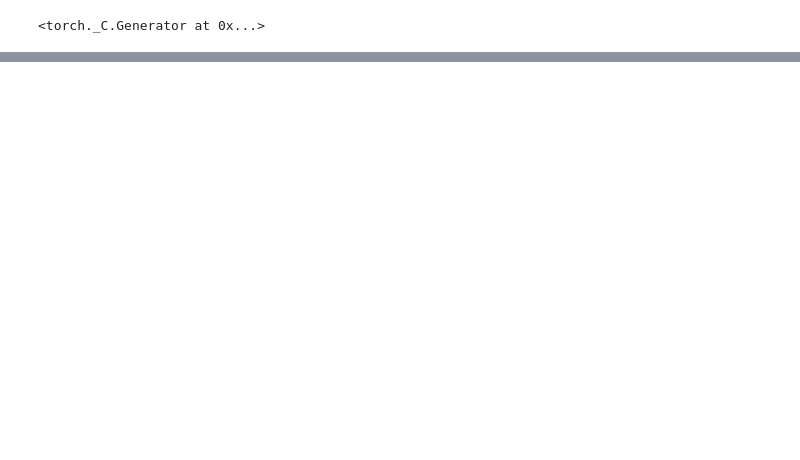
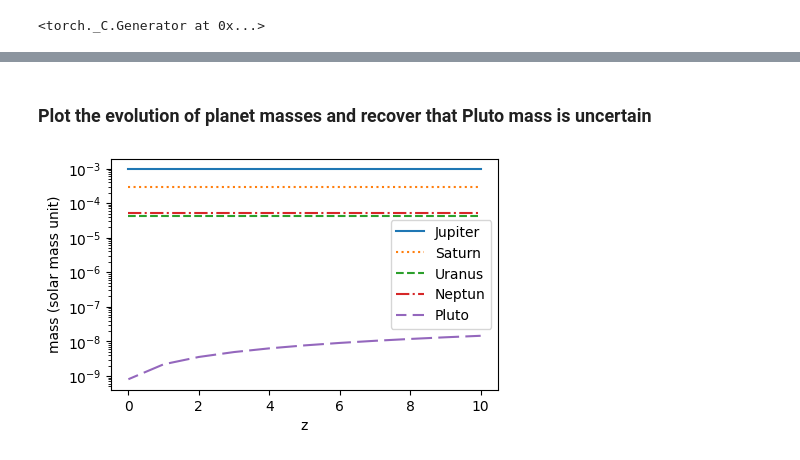
Before and after one commit to munnath/jackpot, a Jupyter notebook: notebooks/solar_system.ipynb, the cells around one changed output, grey strips where cells are left out. Cells and saved outputs as stored; diff of their text form; code cells hidden in the pictures; blank space fills up the shorter version.

```diff
--- a/notebooks/solar_system.ipynb
+++ b/notebooks/solar_system.ipynb
@@ -145,0 +131,25 @@ load_manifold passed to False.
+# %%
+results = jack.get_results()
+# %% [markdown]
+### Plot the evolution of planet masses and recover that Pluto mass is uncertain
+# %%
+import matplotlib.pyplot as plt
+colors = ['#1f77b4', '#ff7f0e', '#2ca02c', '#d62728', '#9467bd']
+linestyles = ['solid', 'dotted', 'dashed', 'dashdot', (5, (10, 3))]
+
+plt.figure(figsize=(5, 3))
+for i_planet in range(5):
+    mass_evol = []
+    for k in range(0, 11):
+        mass_evol.append(
+            solar_model.mass_from_param(results[k, :])[i_planet].to("cpu"))
+    plt.semilogy(range(11), mass_evol,
+             color=colors[i_planet], linestyle=linestyles[i_planet])
+
+plt.xlabel('z')
+plt.ylabel('mass (solar mass unit)')
+plt.legend(solar_model.planet_names)
+
+plt.show()
+# %% [output]
+[figure, added]
```
Also changed, not shown: parts of 7 cells of this notebook, 4 other files.
